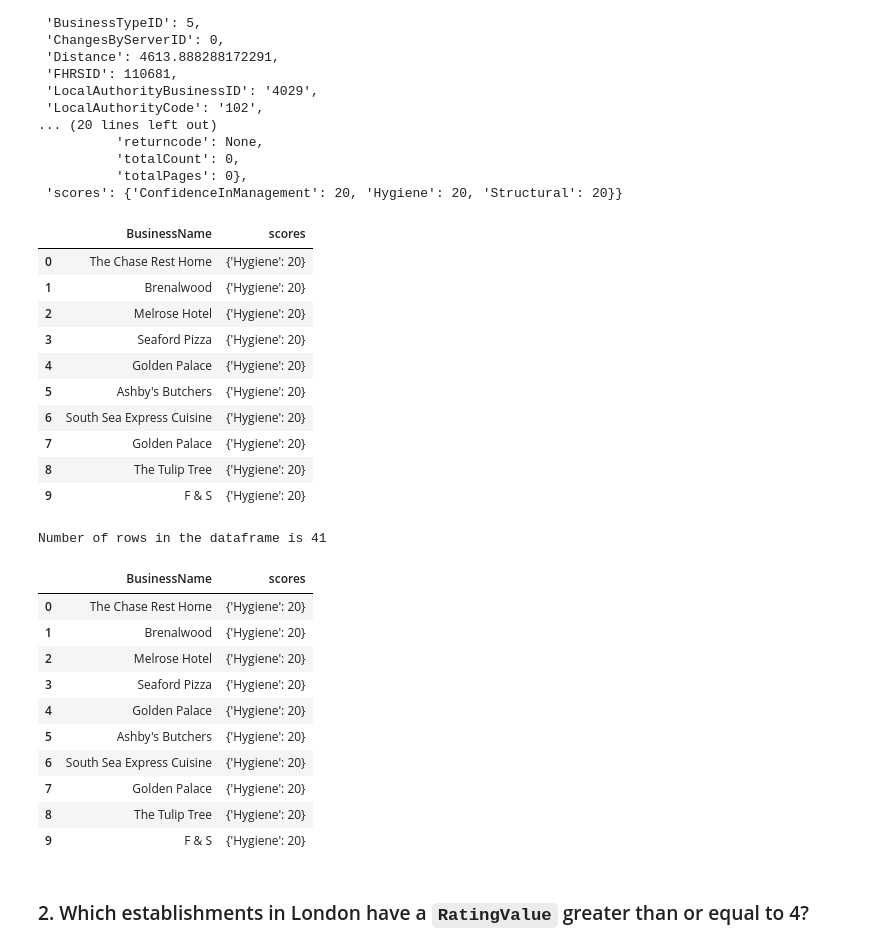
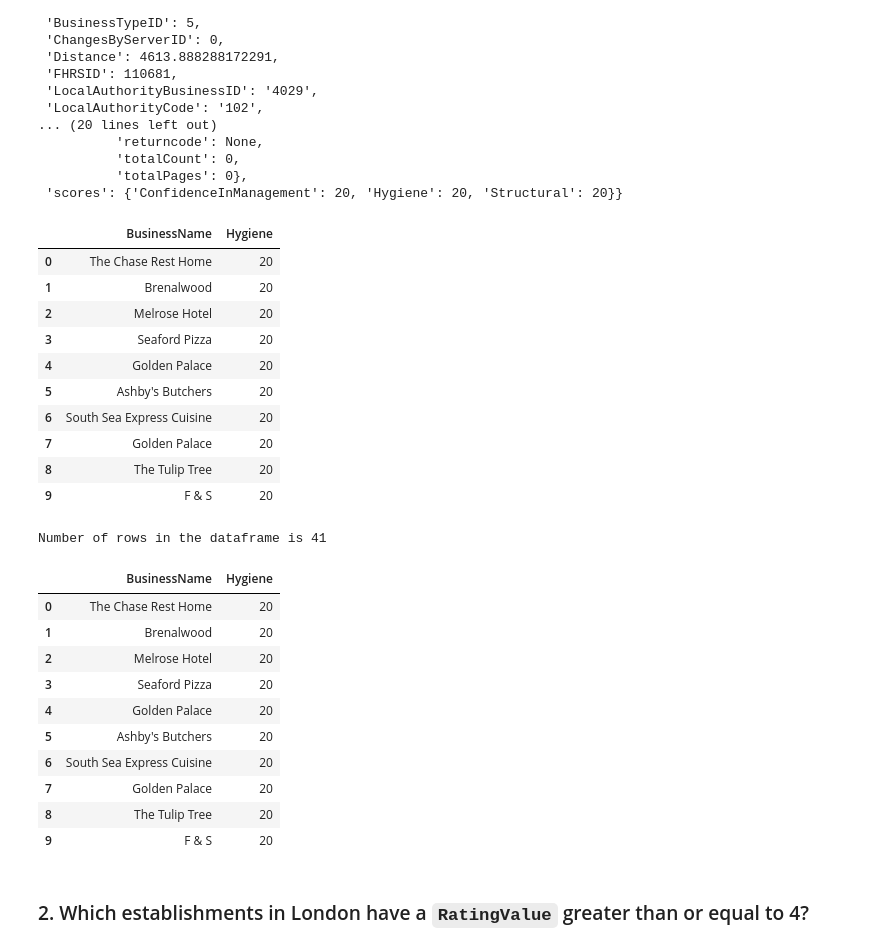
Before and after one commit to mascee/nosql-challenge, a Jupyter notebook: NoSQL_analysis.ipynb, the cells around one changed output. Cells and saved outputs as stored; diff of their text form; code cells hidden in the pictures.

```diff
--- a/NoSQL_analysis.ipynb
+++ b/NoSQL_analysis.ipynb
@@ -92,23 +92,23 @@ pprint(first_result)
  'scores': {'ConfidenceInManagement': 20, 'Hygiene': 20, 'Structural': 20}}
 # %%
 # Convert the result to a Pandas DataFrame
-fields = {"BusinessName": 1, "scores.Hygiene": 1, "_id": 0}
+fields = {"BusinessName": 1, "Hygiene": "$scores.Hygiene", "_id": 0}
 results = establishments.find(query, fields)
 hygiene_list = list(results)
 hygiene_df = pd.DataFrame(hygiene_list)
 hygiene_df.head(10)
 # %% [output]
-|  | BusinessName | scores |
-| 0 | The Chase Rest Home | {'Hygiene': 20} |
-| 1 | Brenalwood | {'Hygiene': 20} |
-| 2 | Melrose Hotel | {'Hygiene': 20} |
-| 3 | Seaford Pizza | {'Hygiene': 20} |
-| 4 | Golden Palace | {'Hygiene': 20} |
-| 5 | Ashby's Butchers | {'Hygiene': 20} |
-| 6 | South Sea Express Cuisine | {'Hygiene': 20} |
-| 7 | Golden Palace | {'Hygiene': 20} |
-| 8 | The Tulip Tree | {'Hygiene': 20} |
-| 9 | F & S | {'Hygiene': 20} |
+|  | BusinessName | Hygiene |
+| 0 | The Chase Rest Home | 20 |
+| 1 | Brenalwood | 20 |
+| 2 | Melrose Hotel | 20 |
+| 3 | Seaford Pizza | 20 |
+| 4 | Golden Palace | 20 |
+| 5 | Ashby's Butchers | 20 |
+| 6 | South Sea Express Cuisine | 20 |
+| 7 | Golden Palace | 20 |
+| 8 | The Tulip Tree | 20 |
+| 9 | F & S | 20 |
 # %%
 # Display the number of rows in the DataFrame
 row_count = hygiene_df.shape[0]
@@ -119,17 +119,17 @@ Number of rows in the dataframe is 41
 # Display the first 10 rows of the DataFrame
 hygiene_df.head(10)
 # %% [output]
-|  | BusinessName | scores |
-| 0 | The Chase Rest Home | {'Hygiene': 20} |
-| 1 | Brenalwood | {'Hygiene': 20} |
-| 2 | Melrose Hotel | {'Hygiene': 20} |
-| 3 | Seaford Pizza | {'Hygiene': 20} |
-| 4 | Golden Palace | {'Hygiene': 20} |
-| 5 | Ashby's Butchers | {'Hygiene': 20} |
-| 6 | South Sea Express Cuisine | {'Hygiene': 20} |
-| 7 | Golden Palace | {'Hygiene': 20} |
-| 8 | The Tulip Tree | {'Hygiene': 20} |
-| 9 | F & S | {'Hygiene': 20} |
+|  | BusinessName | Hygiene |
+| 0 | The Chase Rest Home | 20 |
+| 1 | Brenalwood | 20 |
+| 2 | Melrose Hotel | 20 |
+| 3 | Seaford Pizza | 20 |
+| 4 | Golden Palace | 20 |
+| 5 | Ashby's Butchers | 20 |
+| 6 | South Sea Express Cuisine | 20 |
+| 7 | Golden Palace | 20 |
+| 8 | The Tulip Tree | 20 |
+| 9 | F & S | 20 |
 # %% [markdown]
 ### 2. Which establishments in London have a `RatingValue` greater than or equal to 4?
 # %%
```
Also changed, not shown: parts of 5 cells of this notebook, 2 other files.
